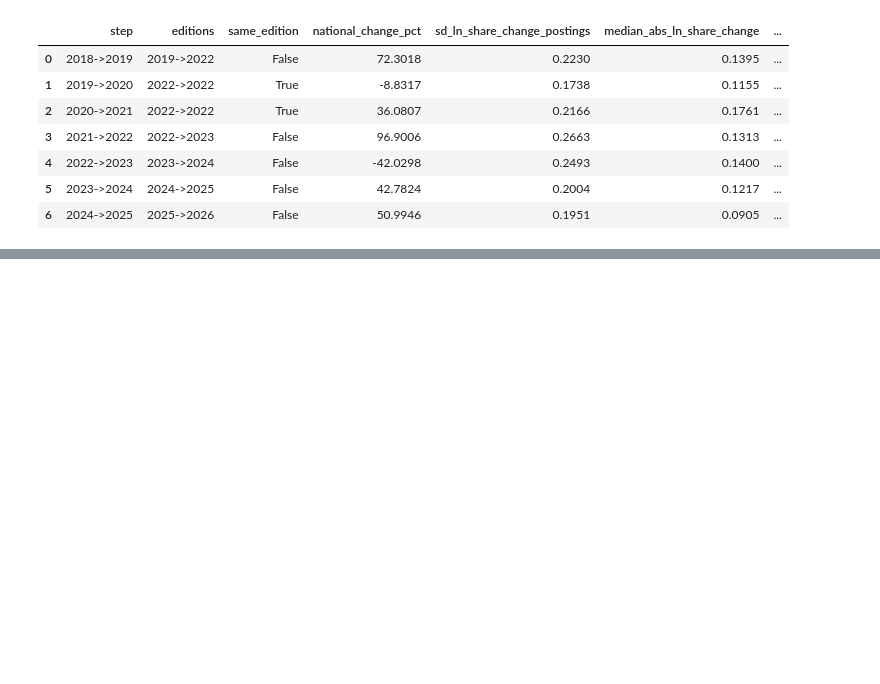
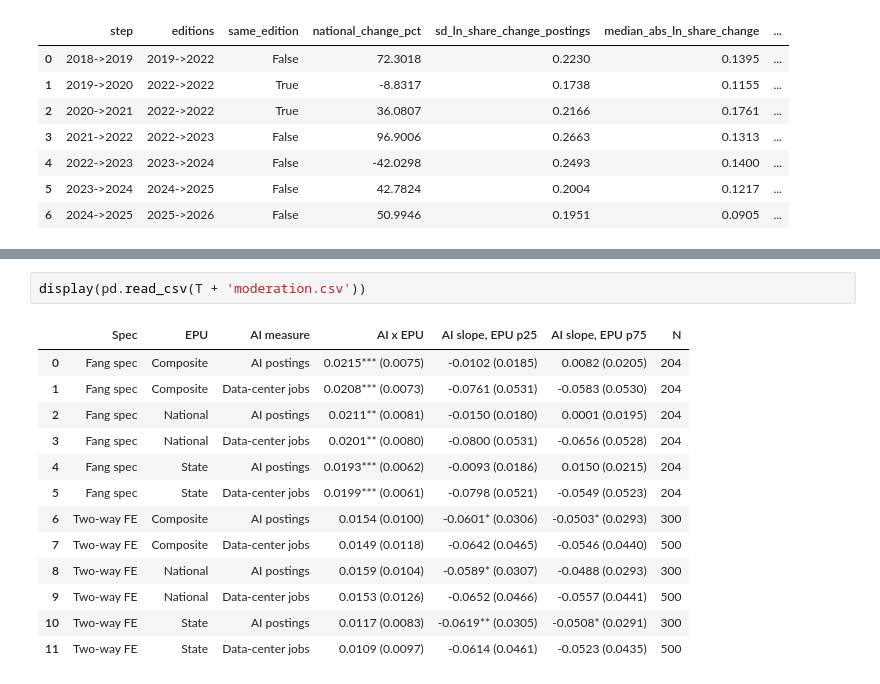
Before and after one commit to SHLEW06/econ499r-ai-renewables, a Jupyter notebook: notebooks/04h_fang_test.ipynb, the cells around one changed output, grey strips where cells are left out. Drawn from its saved outputs; the diff is of its cells as text; blank space fills up the shorter version.

```diff
--- a/notebooks/04h_fang_test.ipynb
+++ b/notebooks/04h_fang_test.ipynb
@@ -141,0 +199,16 @@ Not run yet: replication, bridge, moderation, by type, heterogeneity, placebo an
+# %%
+display(pd.read_csv(T + 'moderation.csv'))
+# %% [output]
+|  | Spec | EPU | AI measure | AI x EPU | AI slope, EPU p25 | AI slope, EPU p75 | N |
+| 0 | Fang spec | Composite | AI postings | 0.0215*** (0.0075) | -0.0102 (0.0185) | 0.0082 (0.0205) | 204 |
+| 1 | Fang spec | Composite | Data-center jobs | 0.0208*** (0.0073) | -0.0761 (0.0531) | -0.0583 (0.0530) | 204 |
+| 2 | Fang spec | National | AI postings | 0.0211** (0.0081) | -0.0150 (0.0180) | 0.0001 (0.0195) | 204 |
+| 3 | Fang spec | National | Data-center jobs | 0.0201** (0.0080) | -0.0800 (0.0531) | -0.0656 (0.0528) | 204 |
+| 4 | Fang spec | State | AI postings | 0.0193*** (0.0062) | -0.0093 (0.0186) | 0.0150 (0.0215) | 204 |
+| 5 | Fang spec | State | Data-center jobs | 0.0199*** (0.0061) | -0.0798 (0.0521) | -0.0549 (0.0523) | 204 |
+| 6 | Two-way FE | Composite | AI postings | 0.0154 (0.0100) | -0.0601* (0.0306) | -0.0503* (0.0293) | 300 |
+| 7 | Two-way FE | Composite | Data-center jobs | 0.0149 (0.0118) | -0.0642 (0.0465) | -0.0546 (0.0440) | 500 |
+| 8 | Two-way FE | National | AI postings | 0.0159 (0.0104) | -0.0589* (0.0307) | -0.0488 (0.0293) | 300 |
+| 9 | Two-way FE | National | Data-center jobs | 0.0153 (0.0126) | -0.0652 (0.0466) | -0.0557 (0.0441) | 500 |
+| 10 | Two-way FE | State | AI postings | 0.0117 (0.0083) | -0.0619** (0.0305) | -0.0508* (0.0291) | 300 |
+| 11 | Two-way FE | State | Data-center jobs | 0.0109 (0.0097) | -0.0614 (0.0461) | -0.0523 (0.0435) | 500 |
```
Also changed, not shown: parts of 19 cells of this notebook, 32 other files.
